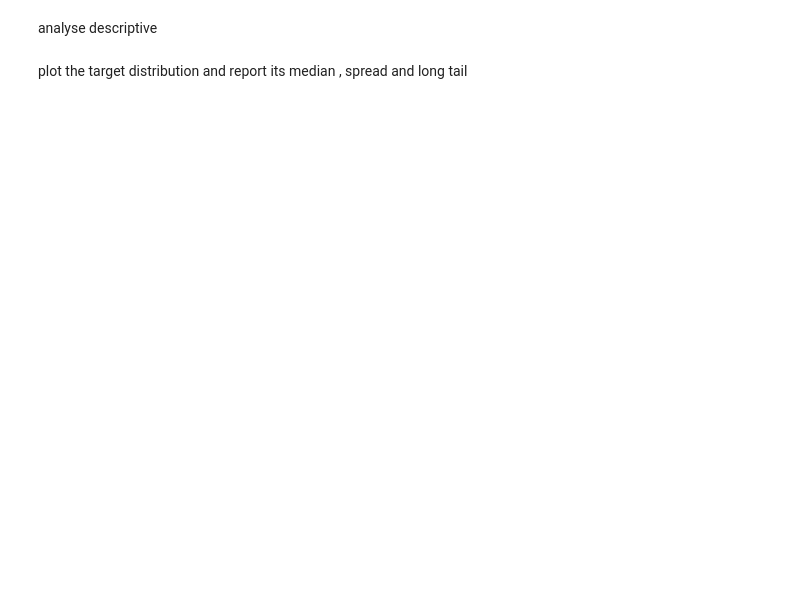
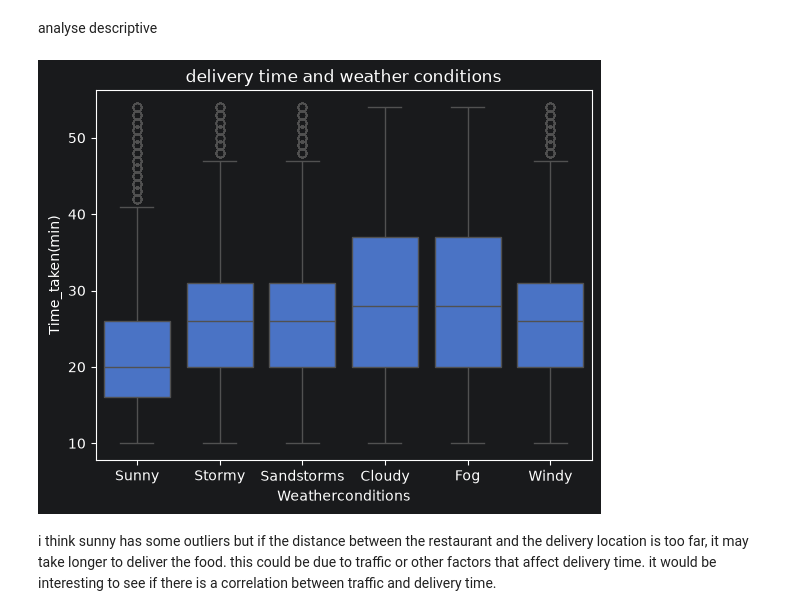
Before and after one commit to amineelhailaa/DeliveryETL, a Jupyter notebook: notebooks/01_delivery_eta.ipynb, the cells around one changed output. Saved outputs shown, nothing was run; the diff lists cells and outputs as text; code cells hidden in the pictures; blank space fills up the shorter version.

```diff
--- a/notebooks/01_delivery_eta.ipynb
+++ b/notebooks/01_delivery_eta.ipynb
@@ -202,14 +191,12 @@ plt.show()
 # %% [markdown]
 analyse descriptive
 # %%
-xtrain , xtest, ytrain, ytest = create_train_test_split(cleaned_df)
-train_eda = xtrain.copy()
-train_eda["Delivery_Time_min"] = ytrain
-print(train_eda.columns)
-print(train_eda.describe())
-print(train_eda["Weather"].value_counts(), train_eda["Weather"].value_counts(normalize=True).mul(100))
-print(train_eda["Traffic_Level"].value_counts(), train_eda["Traffic_Level"].value_counts(normalize=True).mul(100))
-print(train_eda["Vehicle_Type"].value_counts(),train_eda["Vehicle_Type"].value_counts(normalize=True).mul(100))
+
+sns.boxplot(cleaned_df,y="Time_taken(min)", x="Weatherconditions")
+plt.title("delivery time and weather conditions")
+plt.show()
+# %% [output]
+[figure, added]
 # %% [markdown]
-plot the target distribution and report its median , spread and long tail
+i think sunny has some outliers but if the distance between the restaurant and the delivery location is too far, it may take longer to deliver the food. this could be due to traffic or other factors that affect delivery time. it would be interesting to see if there is a correlation between traffic and delivery time.
 # %%
```
Also changed, not shown: parts of 13 cells of this notebook.
